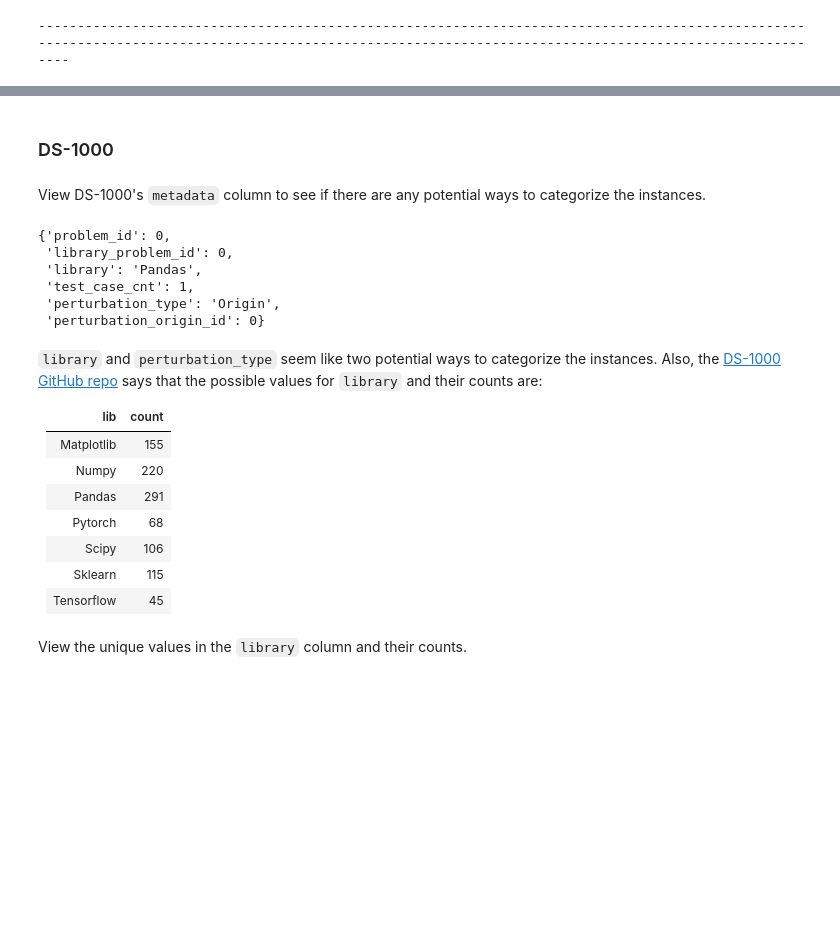
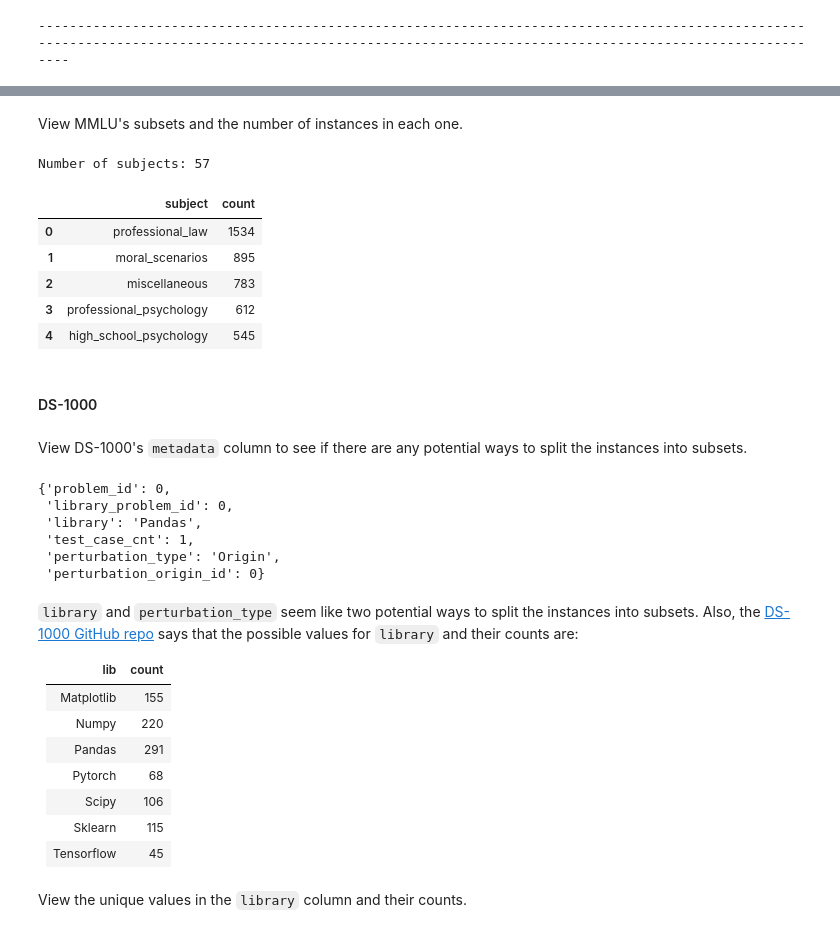
Before and after one commit to mpg05883/EvalTree, a Jupyter notebook: notebooks/eda.ipynb, the cells around one changed output, grey strips where cells are left out. Drawn from its saved outputs; the diff is of its cells as text; code cells hidden in the pictures; blank space fills up the shorter version.

```diff
--- a/notebooks/eda.ipynb
+++ b/notebooks/eda.ipynb
@@ -93,7 +115,24 @@ WildChat10K: 10000 instances
+# %% [markdown]
+View MMLU's subsets and the number of instances in each one.
+# %%
+df = load_dataset(Dataset.MMLU)
+subset_col = "subject"
+df = df[subset_col].value_counts().reset_index(name="count")
+
+print(f"Number of {subset_col}s: {len(df)}")
+df.head()
+# %% [output]
+Number of subjects: 57
+|  | subject | count |
+| 0 | professional_law | 1534 |
+| 1 | moral_scenarios | 895 |
+| 2 | miscellaneous | 783 |
+| 3 | professional_psychology | 612 |
+| 4 | high_school_psychology | 545 |
 # %% [markdown]
-### DS-1000
+#### DS-1000
 # %% [markdown]
-View DS-1000's `metadata` column to see if there are any potential ways to categorize the instances.
+View DS-1000's `metadata` column to see if there are any potential ways to split the instances into subsets.
 # %%
 ds_1000_df = load_dataset(Dataset.DS_1000)
 metadata_col = ds_1000_df["metadata"].to_list()
@@ -106,7 +145,7 @@ metadata_col[0]
  'perturbation_type': 'Origin',
  'perturbation_origin_id': 0}
 # %% [markdown]
-`library` and `perturbation_type` seem like two potential ways to categorize the instances. Also, the [DS-1000 GitHub repo](https://github.com/xlang-ai/DS-1000/?tab=readme-ov-file#usage) says that the possible values for `library` and their counts are:
+`library` and `perturbation_type` seem like two potential ways to split the instances into subsets. Also, the [DS-1000 GitHub repo](https://github.com/xlang-ai/DS-1000/?tab=readme-ov-file#usage) says that the possible values for `library` and their counts are:
 
 | lib        | count |
 |------------|-------|
```
Also changed, not shown: parts of 6 cells of this notebook.
